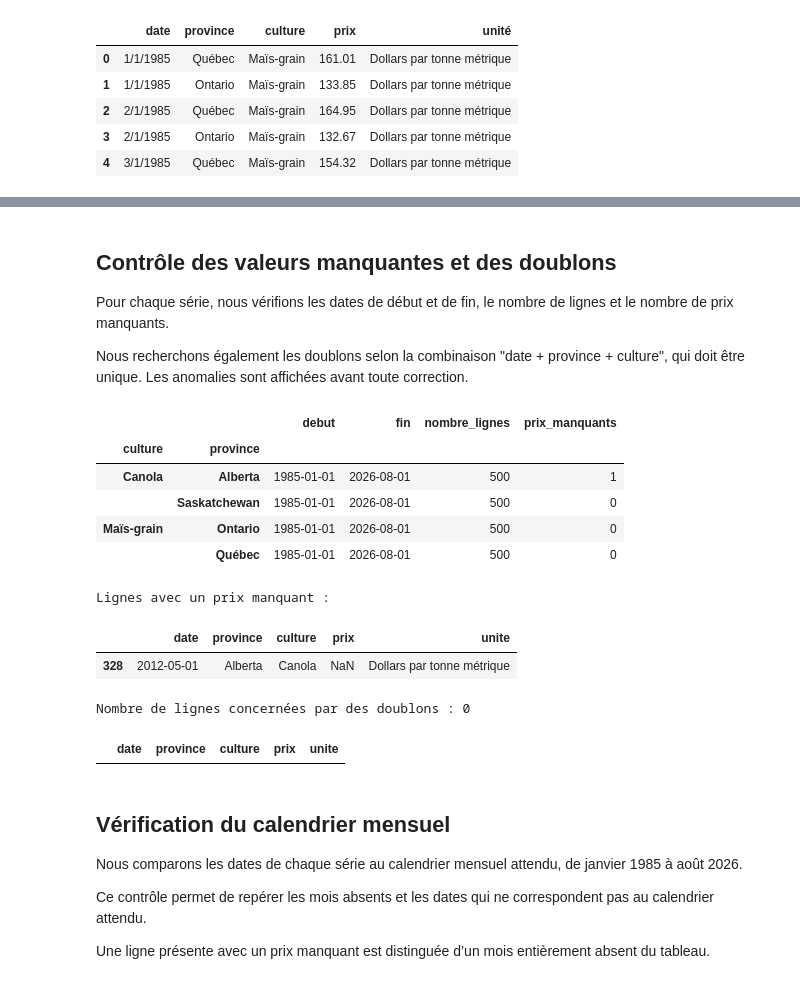
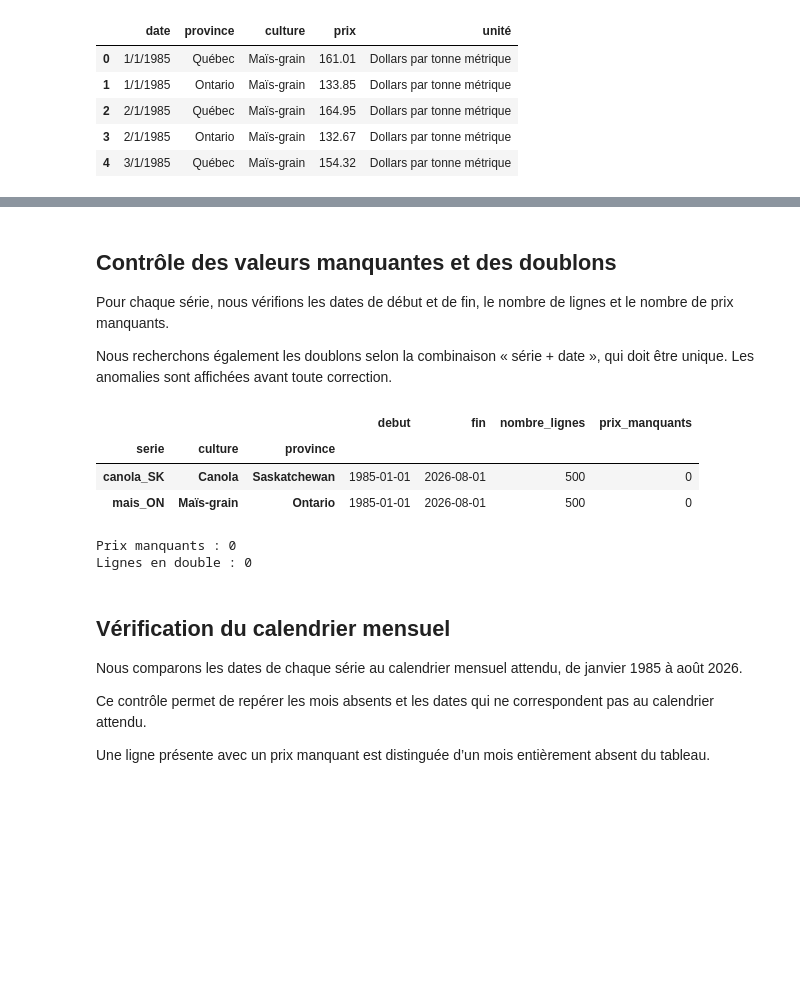
Before and after one commit to MarcAndreSeguin/projet-prix-agricoles, a Jupyter notebook: notebooks/01_pretraitement.ipynb, the cells around one changed output, grey strips where cells are left out. Drawn from its saved outputs; the diff is of its cells as text; code cells hidden in the pictures; blank space fills up the shorter version.

```diff
--- a/notebooks/01_pretraitement.ipynb
+++ b/notebooks/01_pretraitement.ipynb
@@ -112,46 +112,32 @@ Type de la colonne date : datetime64[ns]
 # %% [markdown]
 ## Contrôle des valeurs manquantes et des doublons
-
 Pour chaque série, nous vérifions les dates de début et de fin, le nombre de lignes et le nombre de prix manquants.
 
-Nous recherchons également les doublons selon la combinaison
-"date + province + culture", qui doit être unique.
+Nous recherchons également les doublons selon la combinaison « série + date », qui doit être unique.
 Les anomalies sont affichées avant toute correction.
 # %%
-# Résumé des quatre séries
-resume = df.groupby(["culture", "province"]).agg(
-    debut=("date", "min"),
-    fin=("date", "max"),
+# Contrôler les effectifs, les doublons, les prix et les unités.
+resume = df.groupby(["serie", "culture", "province"]).agg(
+    debut=("date", "min"), fin=("date", "max"),
     nombre_lignes=("date", "size"),
-    prix_manquants=("prix", lambda x: x.isna().sum())
+    prix_manquants=("prix", lambda x: x.isna().sum()),
 )
-
 display(resume)
-
-# Afficher les lignes dont le prix manque
-print("Lignes avec un prix manquant :")
-display(df[df["prix"].isna()])
-
-# Repérer les observations répétées pour une même série et une même date
-doublons = df.duplicated(
-    subset=["date", "province", "culture"],
-    keep=False
-)
-
-print("Nombre de lignes concernées par des doublons :", doublons.sum())
-display(df[doublons])
+doublons = df.duplicated(subset=["serie", "date"], keep=False)
+print("Prix manquants :", int(df["prix"].isna().sum()))
+print("Lignes en double :", int(doublons.sum()))
+assert set(df["serie"]) == set(config.LISTE_SERIES), "Série absente ou inattendue"
+assert not doublons.any(), "Dates en double"
+assert np.isfinite(df["prix"].to_numpy()).all(), "Prix manquant ou non fini"
+assert df["prix"].gt(0).all(), "Les modèles logarithmiques exigent des prix positifs"
+assert df["unite"].notna().all() and df["unite"].eq(config.UNITE_SOURCES).all(), "Unité invalide"
 # %% [output]
-|  |  | debut | fin | nombre_lignes | prix_manquants |
-| culture | province |  |  |  |  |
-| Canola | Alberta | 1985-01-01 | 2026-08-01 | 500 | 1 |
-|  | Saskatchewan | 1985-01-01 | 2026-08-01 | 500 | 0 |
-| Maïs-grain | Ontario | 1985-01-01 | 2026-08-01 | 500 | 0 |
-|  | Québec | 1985-01-01 | 2026-08-01 | 500 | 0 |
+|  |  |  | debut | fin | nombre_lignes | prix_manquants |
+| serie | culture | province |  |  |  |  |
+| canola_SK | Canola | Saskatchewan | 1985-01-01 | 2026-08-01 | 500 | 0 |
+| mais_ON | Maïs-grain | Ontario | 1985-01-01 | 2026-08-01 | 500 | 0 |
-Lignes avec un prix manquant :
+Prix manquants : 0
+Lignes en double : 0
-|  | date | province | culture | prix | unite |
-| 328 | 2012-05-01 | Alberta | Canola | NaN | Dollars par tonne métrique |
-Nombre de lignes concernées par des doublons : 0
-|  | date | province | culture | prix | unite |
 # %% [markdown]
 ## Vérification du calendrier mensuel
 
```
Also changed, not shown: parts of 23 cells of this notebook, 10 other files.
